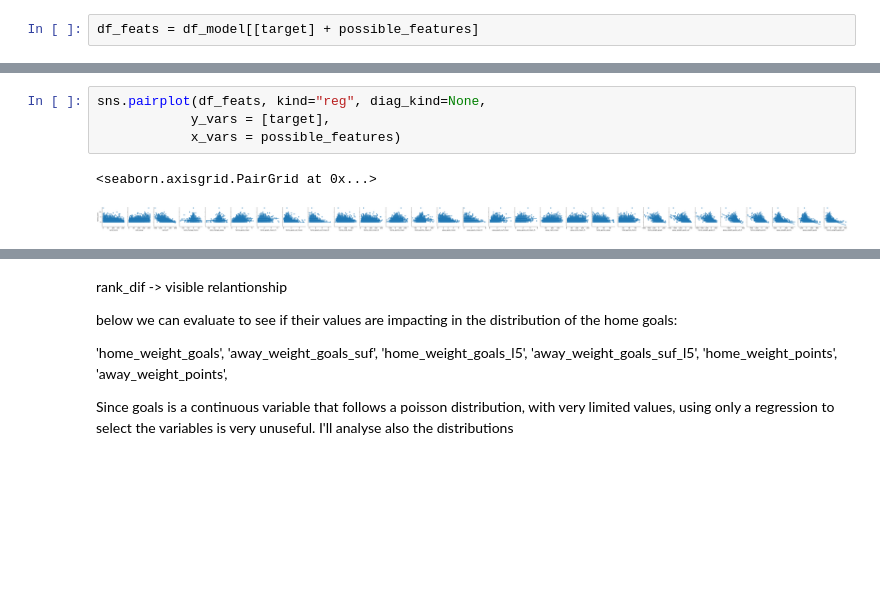
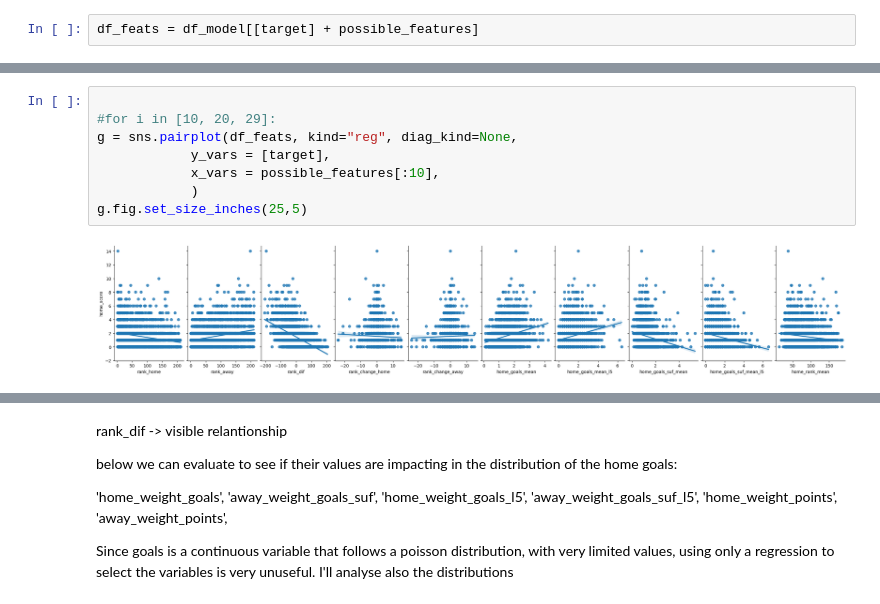
Before and after one commit to sslp23/eurocup_sim, a Jupyter notebook: data analysis.ipynb, the cells around one changed output, grey strips where cells are left out. Saved outputs shown, nothing was run; the diff lists cells and outputs as text; blank space fills up the shorter version.

```diff
--- a/data analysis.ipynb
+++ b/data analysis.ipynb
@@ -51,7 +64,10 @@ df_feats = df_model[[target] + possible_features]
 # %%
-sns.pairplot(df_feats, kind="reg", diag_kind=None,
+
+#for i in [10, 20, 29]:
+g = sns.pairplot(df_feats, kind="reg", diag_kind=None,
             y_vars = [target],
-            x_vars = possible_features)
+            x_vars = possible_features[:10],
+            )
+g.fig.set_size_inches(25,5)
 # %% [output]
-<seaborn.axisgrid.PairGrid at 0x...>
-[figure, old version]
+[figure, new version]
```
Also changed, not shown: parts of 3 cells of this notebook, 1 other file.
